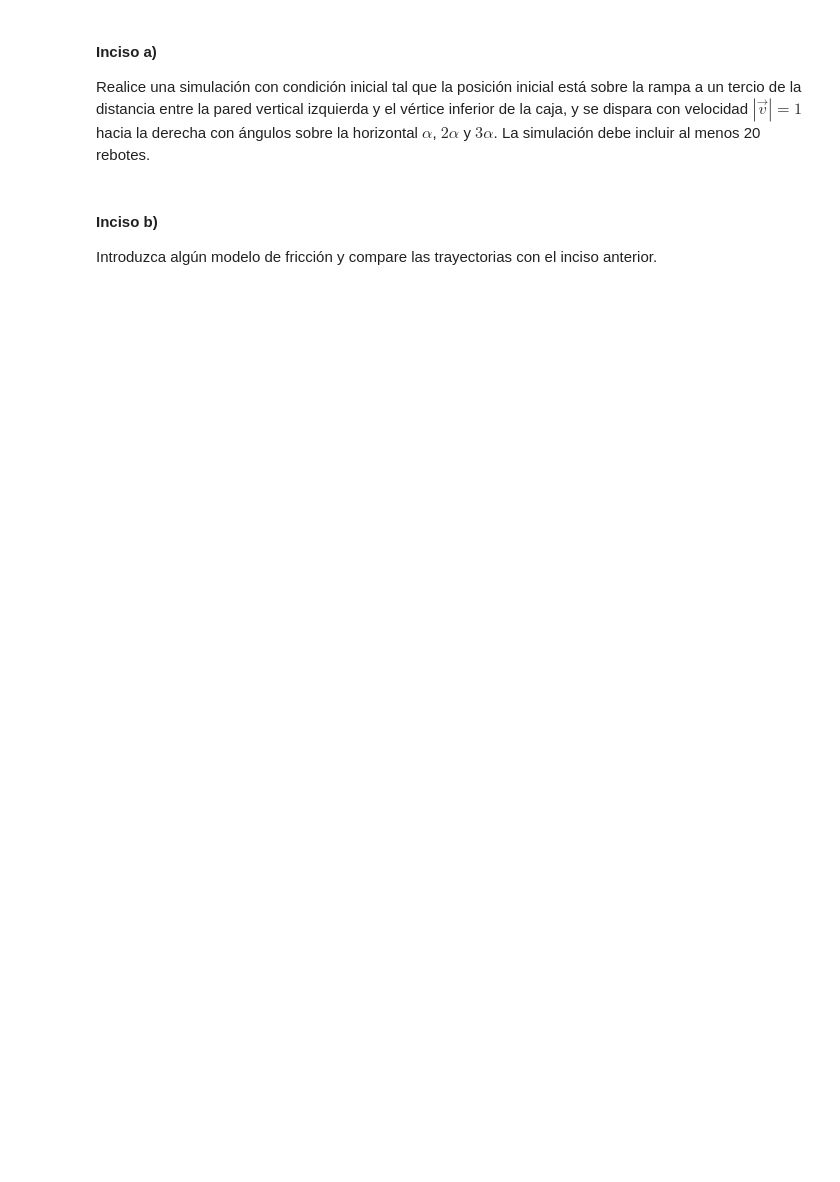
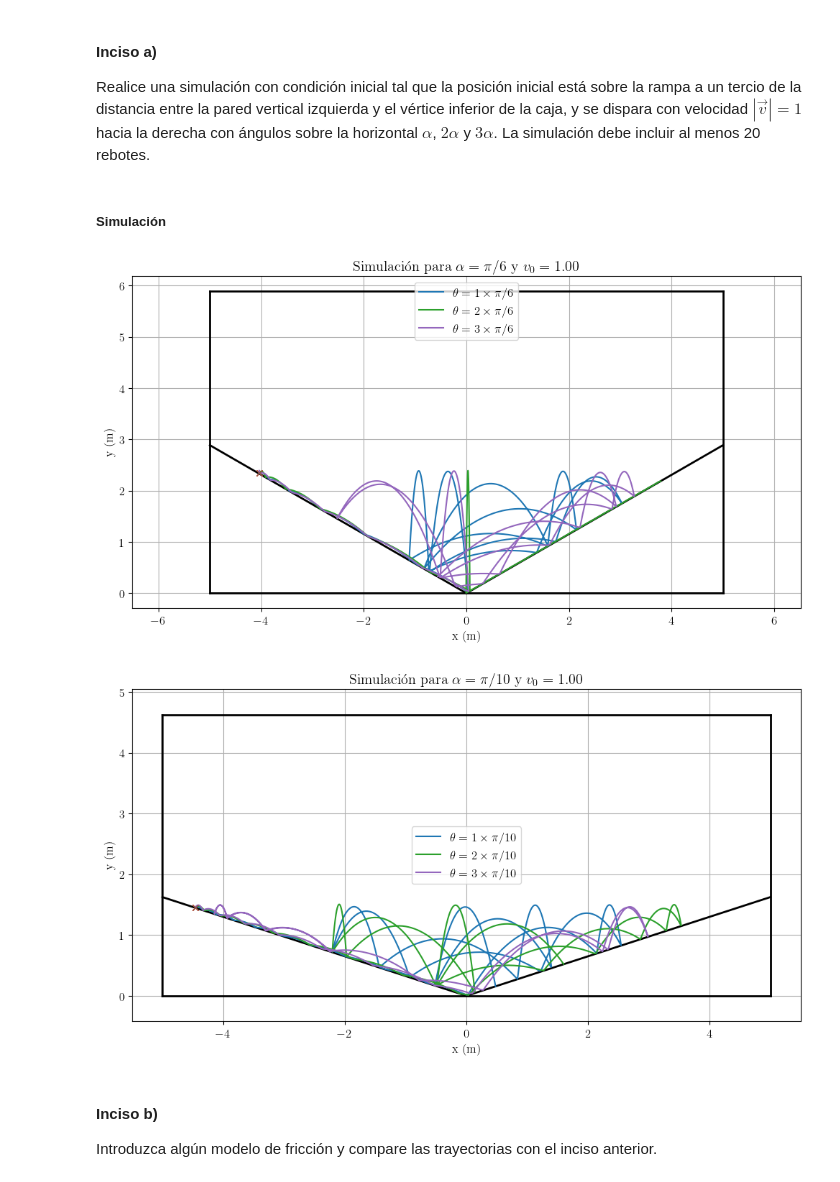
Before and after one commit to tamoaltas/FIS-COMP, a Jupyter notebook: examenes/tarea_examen_2_Vidal_Tamayo_Tamez_Roman_Tamez.ipynb, the cells around one changed output. Saved outputs shown, nothing was run; the diff lists cells and outputs as text; code cells hidden in the pictures; blank space fills up the shorter version.

```diff
--- a/examenes/tarea_examen_2_Vidal_Tamayo_Tamez_Roman_Tamez.ipynb
+++ b/examenes/tarea_examen_2_Vidal_Tamayo_Tamez_Roman_Tamez.ipynb
@@ -383,8 +345,0 @@ def caida_con_rebote(ci , t_final , consts=constantes, reb_tot=10):
-# %%
-tf = 1
-ci = [0.0,0.0,0.2,4.0]
-
-x , y = caida_con_rebote(ci,tf, constantes)
-plt.plot(x,y,'.')
-plt.plot(x,y,'--')
-plt.show()
@@ -408,5 +345,0 @@ def caida_con_rebote2(ci , t_final , consts=constantes, reb_tot=10):
-# %%
-x , y = caida_con_rebote2(ci,tf, constantes)
-plt.plot(x,y,'.')
-plt.plot(x,y,'--')
-plt.show()
@@ -418,3 +513,31 @@ Realice una simulación con condición inicial tal que la posición inicial est
+# %%
+# Realizar las simulaciones y graficar
+def realizar_simulaciones(velocidad_ini, restitucion):
+    for i, alpha in enumerate(alphas):
+        fig = plt.figure(figsize=(12, 6))
+        ax = fig.subplots(1,1)
+
+        global d
+        d = d_old + L/2*np.tan(alpha) # Se obtiene la altura correcta
+
+        dibujar_caja_rampas(ax, alpha)
+
+        for n in range(1,4):
+            trayectoria, t = simular(movimiento, alpha, alpha*n, velocidad_ini, 20, restitucion)
+            ax.plot(trayectoria[:, 0], trayectoria[:, 1], label=r'$\theta = {}\times{}$'.format(n,alphas_str[i]))
+            ax.plot(trayectoria[0, 0], trayectoria[0, 1], 'x') # Posicion inicial
+
+        ax.set_title(f'Simulación para $\\alpha = {alphas_str[i]}$ y $v_0 = {velocidad_ini:.2f}$')
+        ax.set_xlabel('x (m)'), ax.set_ylabel('y (m)')
+        ax.legend(), ax.grid(), ax.axis('equal')
+        plt.show()
+# %% [markdown]
+##### Simulación
+# %%
+realizar_simulaciones(1, 1)
+# %% [output]
+[figure, added]
+[figure, added]
 # %% [markdown]
 #### Inciso b)
 Introduzca algún modelo de fricción y compare las trayectorias con el inciso anterior.
```
Also changed, not shown: parts of 37 cells of this notebook.
